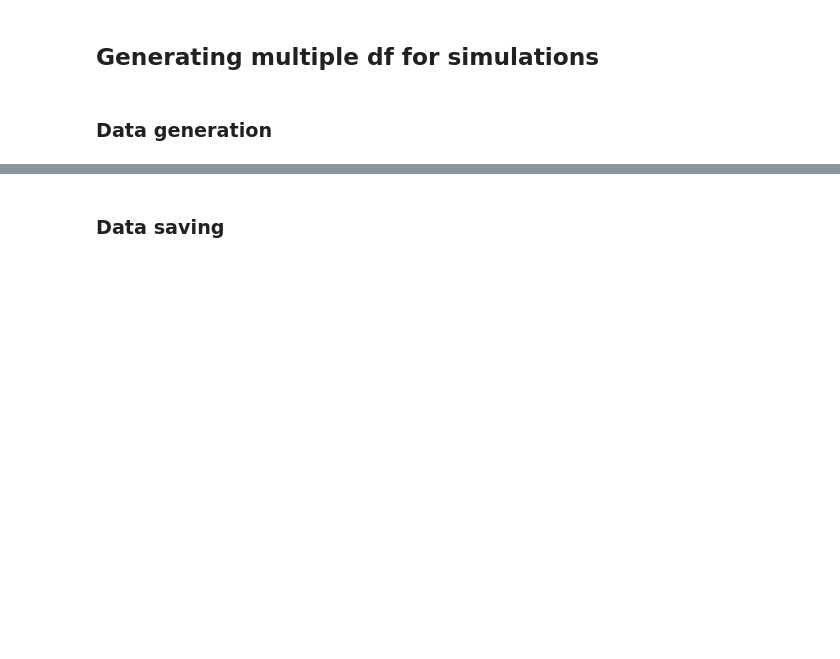
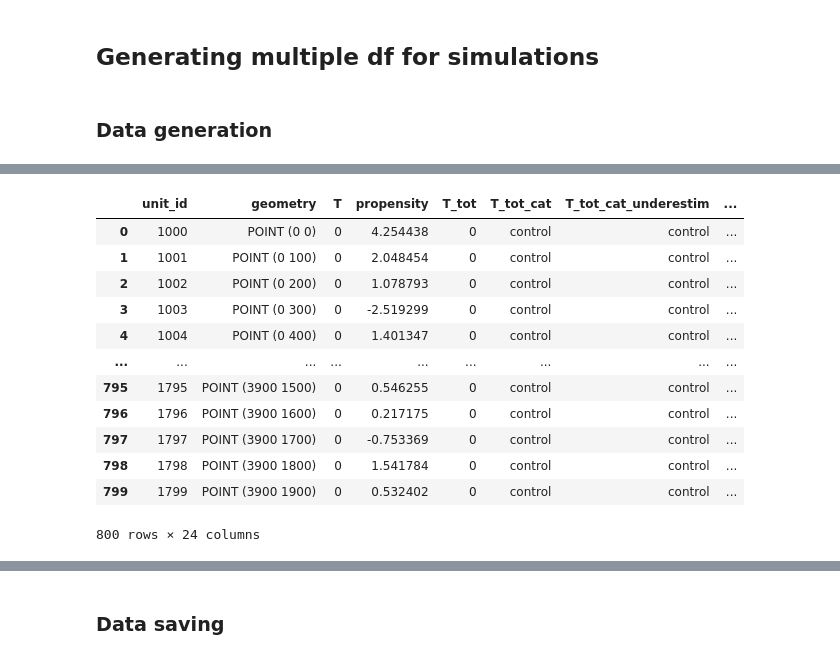
Before and after one commit to Andrew10MAIN/causal_ML_with_spilovers_of_treatment, a Jupyter notebook: 02_generating_data/simulated_data_generation.ipynb, the cells around one changed output, grey strips where cells are left out. Drawn from its saved outputs; the diff is of its cells as text; code cells hidden in the pictures; blank space fills up the shorter version.

```diff
--- a/02_generating_data/simulated_data_generation.ipynb
+++ b/02_generating_data/simulated_data_generation.ipynb
@@ -544,0 +582,5 @@ np.float64(1.5)
+# %%
+list_of_rhos = []
+for i in np.arange(0.75, 0.000, -0.05):
+    list_of_rhos.append(i)
+len(list_of_rhos)
@@ -591,0 +663,21 @@ moran_I_y= Moran(dict_of_output_gdf['gdf_rho_0_55']['Y'], W)
+# %%
+dict_of_output_gdf['gdf_rho_0_75']#[['T',
+# 'ODR_1',
+#  'ODR_2',
+#  'ODR_3',
+#  'ODR_4',
+#  'ODR_5',]]
+# %% [output]
+|  | unit_id | geometry | T | propensity | T_tot | T_tot_cat | T_tot_cat_underestim | ... |
+| 0 | 1000 | POINT (0 0) | 0 | 4.254438 | 0 | control | control | ... |
+| 1 | 1001 | POINT (0 100) | 0 | 2.048454 | 0 | control | control | ... |
+| 2 | 1002 | POINT (0 200) | 0 | 1.078793 | 0 | control | control | ... |
+| 3 | 1003 | POINT (0 300) | 0 | -2.519299 | 0 | control | control | ... |
+| 4 | 1004 | POINT (0 400) | 0 | 1.401347 | 0 | control | control | ... |
+| ... | ... | ... | ... | ... | ... | ... | ... | ... |
+| 795 | 1795 | POINT (3900 1500) | 0 | 0.546255 | 0 | control | control | ... |
+| 796 | 1796 | POINT (3900 1600) | 0 | 0.217175 | 0 | control | control | ... |
+| 797 | 1797 | POINT (3900 1700) | 0 | -0.753369 | 0 | control | control | ... |
+| 798 | 1798 | POINT (3900 1800) | 0 | 1.541784 | 0 | control | control | ... |
+| 799 | 1799 | POINT (3900 1900) | 0 | 0.532402 | 0 | control | control | ... |
+800 rows × 24 columns
```
Also changed, not shown: parts of 31 cells of this notebook, 2 other files.
